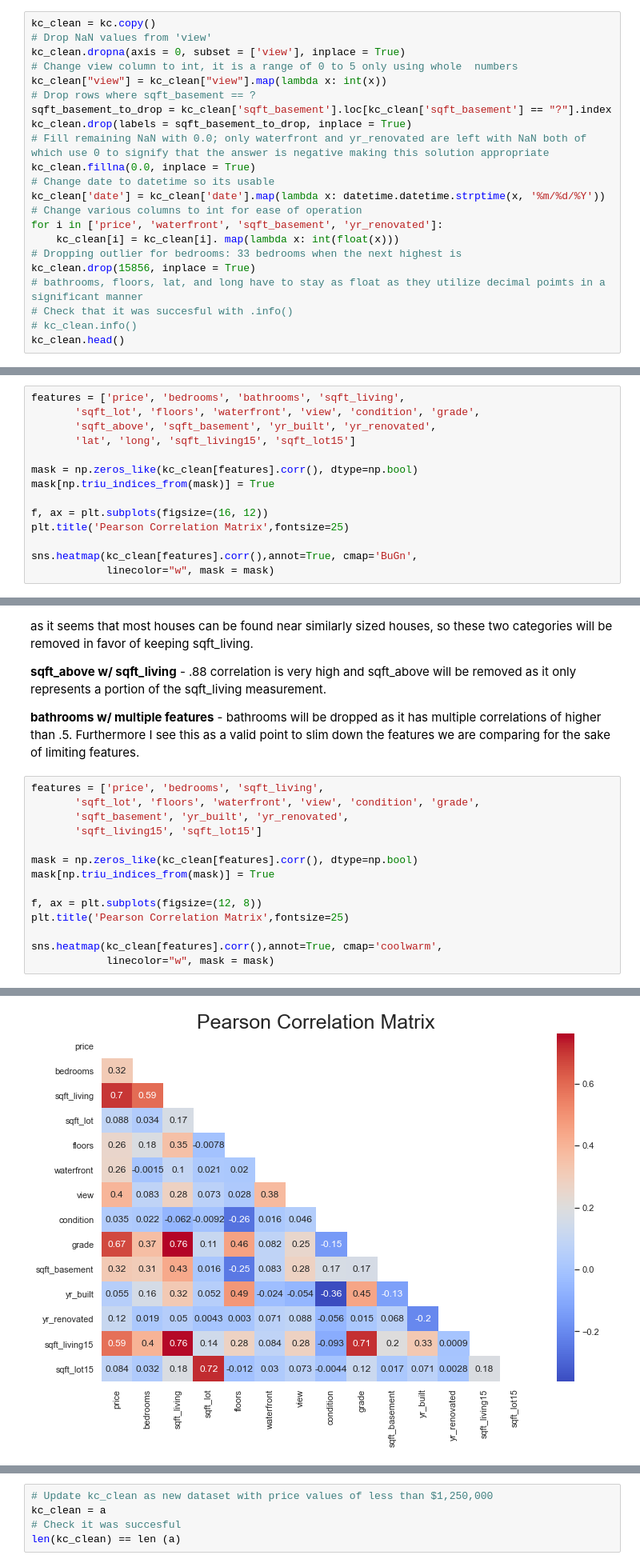
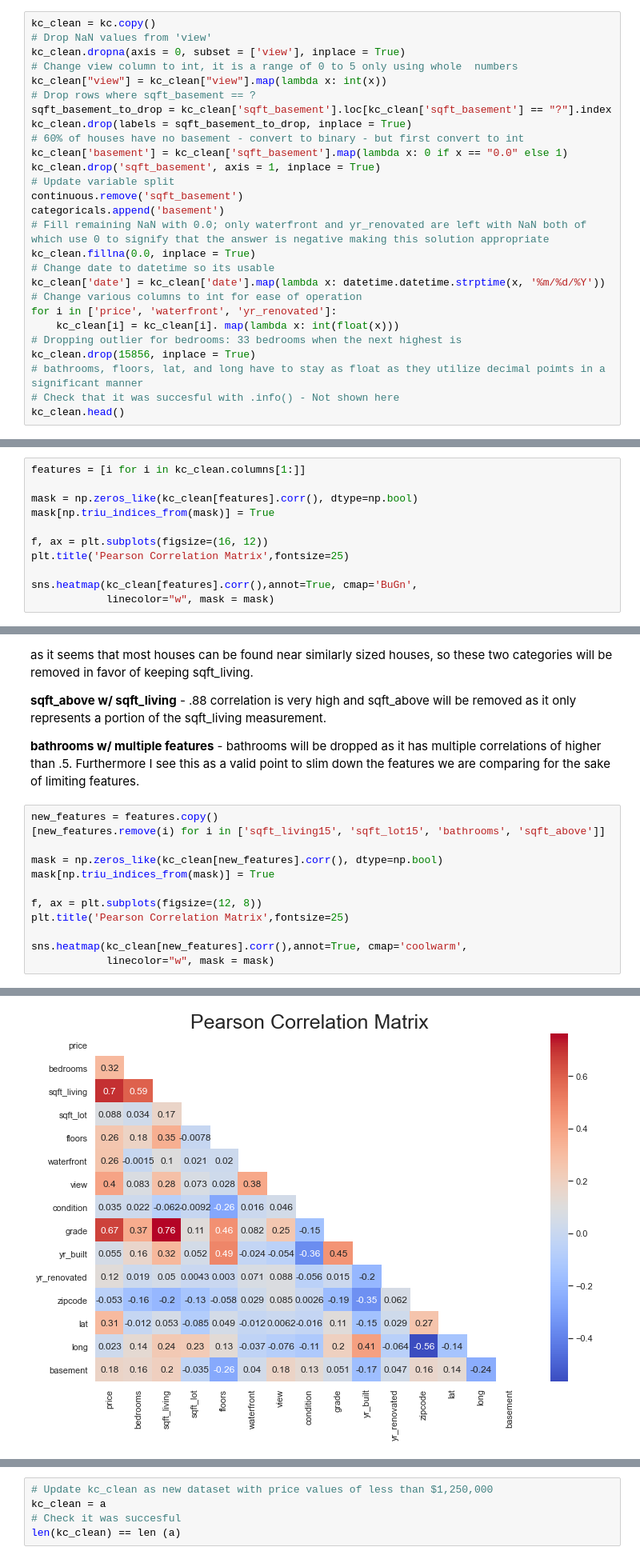
Before and after one commit to Zuchini1234/King-County-Business-Case-Project-Mod-2, a Jupyter notebook: student.ipynb, the cells around one changed output, grey strips where cells are left out. Shown: that part at 80% size. Cells and saved outputs as stored; diff of their text form.

```diff
--- a/student.ipynb
+++ b/student.ipynb
@@ -223,18 +230,23 @@ kc_clean["view"] = kc_clean["view"].map(lambda x: int(x))
 # Drop rows where sqft_basement == ?
 sqft_basement_to_drop = kc_clean['sqft_basement'].loc[kc_clean['sqft_basement'] == "?"].index
 kc_clean.drop(labels = sqft_basement_to_drop, inplace = True)
+# 60% of houses have no basement - convert to binary - but first convert to int
+kc_clean['basement'] = kc_clean['sqft_basement'].map(lambda x: 0 if x == "0.0" else 1)
+kc_clean.drop('sqft_basement', axis = 1, inplace = True)
+# Update variable split
+continuous.remove('sqft_basement')
+categoricals.append('basement')
 # Fill remaining NaN with 0.0; only waterfront and yr_renovated are left with NaN both of which use 0 to signify that the answer is negative making this solution appropriate
 kc_clean.fillna(0.0, inplace = True)
 # Change date to datetime so its usable
 kc_clean['date'] = kc_clean['date'].map(lambda x: datetime.datetime.strptime(x, '%m/%d/%Y'))
 # Change various columns to int for ease of operation
-for i in ['price', 'waterfront', 'sqft_basement', 'yr_renovated']:
+for i in ['price', 'waterfront', 'yr_renovated']:
     kc_clean[i] = kc_clean[i]. map(lambda x: int(float(x)))
 # Dropping outlier for bedrooms: 33 bedrooms when the next highest is
 kc_clean.drop(15856, inplace = True)
 # bathrooms, floors, lat, and long have to stay as float as they utilize decimal poimts in a significant manner
-# Check that it was succesful with .info()
-# kc_clean.info()
+# Check that it was succesful with .info() - Not shown here
 kc_clean.head()
 # %% [output]
 |  | id | date | price | bedrooms | bathrooms | sqft_living | sqft_lot | floors | waterfront | view | ... |
@@ -266,10 +278,7 @@ This section has elements of the second and third step of OSEMiN but I have sepe
 
 Multicollinearity occurs when two or more independant variables are highly linearly correlatied possibly undermining the significance of these independant variables. This may cause the multiple regression to change erratically with small changes in the data. Below we will use a Pearson Correlation Matrix through seaborn's heatmap function to see whether and of the numerical features of this dataset are highly correlated
 # %%
-features = ['price', 'bedrooms', 'bathrooms', 'sqft_living',
-       'sqft_lot', 'floors', 'waterfront', 'view', 'condition', 'grade',
-       'sqft_above', 'sqft_basement', 'yr_built', 'yr_renovated',
-       'lat', 'long', 'sqft_living15', 'sqft_lot15']
+features = [i for i in kc_clean.columns[1:]]
 
 mask = np.zeros_like(kc_clean[features].corr(), dtype=np.bool)
 mask[np.triu_indices_from(mask)] = True
@@ -292,22 +301,20 @@ These both have a correlation higher than .7 as it seems that most houses can be
 
 **bathrooms w/ multiple features** - bathrooms will be dropped as it has multiple correlations of higher than .5. Furthermore I see this as a valid point to slim down the features we are comparing for the sake of limiting features.
 # %%
-features = ['price', 'bedrooms', 'sqft_living',
-       'sqft_lot', 'floors', 'waterfront', 'view', 'condition', 'grade',
-       'sqft_basement', 'yr_built', 'yr_renovated',
-       'sqft_living15', 'sqft_lot15']
+new_features = features.copy()
+[new_features.remove(i) for i in ['sqft_living15', 'sqft_lot15', 'bathrooms', 'sqft_above']]
 
-mask = np.zeros_like(kc_clean[features].corr(), dtype=np.bool)
+mask = np.zeros_like(kc_clean[new_features].corr(), dtype=np.bool)
 mask[np.triu_indices_from(mask)] = True
 
 f, ax = plt.subplots(figsize=(12, 8))
 plt.title('Pearson Correlation Matrix',fontsize=25)
 
-sns.heatmap(kc_clean[features].corr(),annot=True, cmap='coolwarm',
+sns.heatmap(kc_clean[new_features].corr(),annot=True, cmap='coolwarm',
             linecolor="w", mask = mask)
 # %% [output]
 <matplotlib.axes._subplots.AxesSubplot at 0x...>
-[figure, old version]
+[figure, new version]
 # %%
 # Accordingly create a new list with the chosen numerical variables
 continuous_clean = continuous.copy()
```
Also changed, not shown: parts of 54 cells of this notebook, 2 other files.
